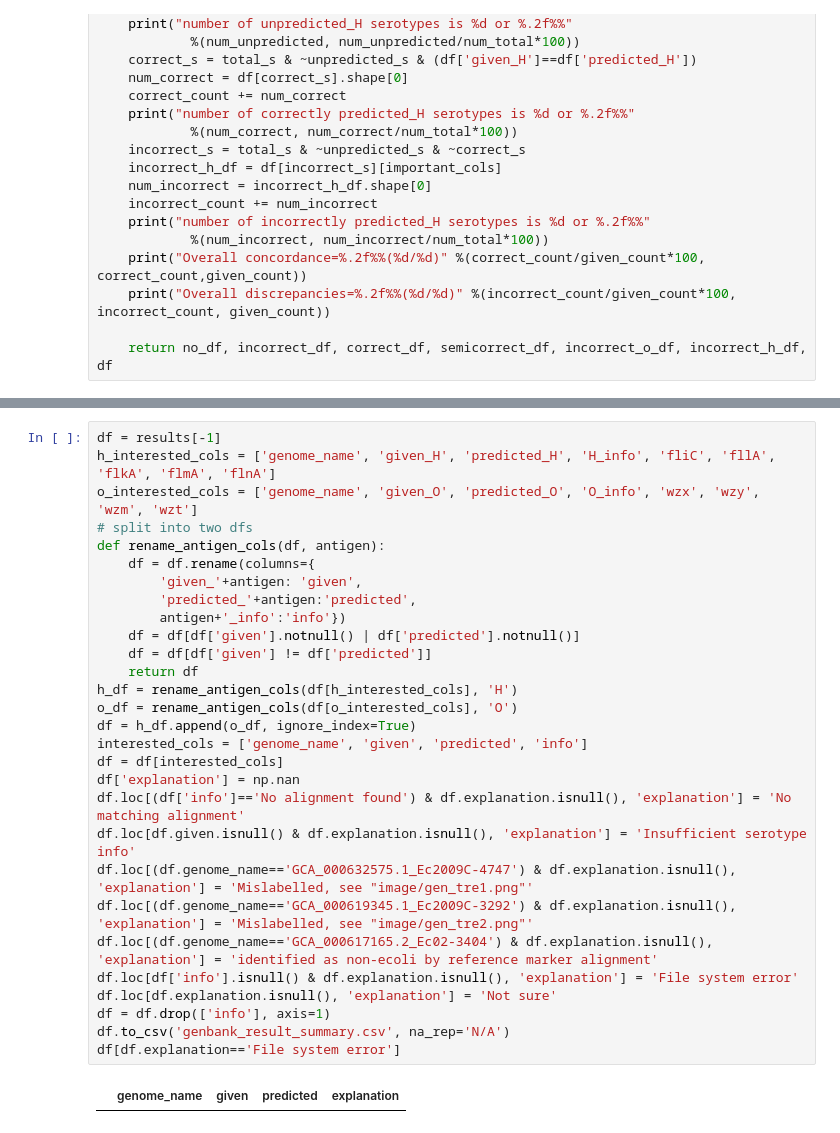
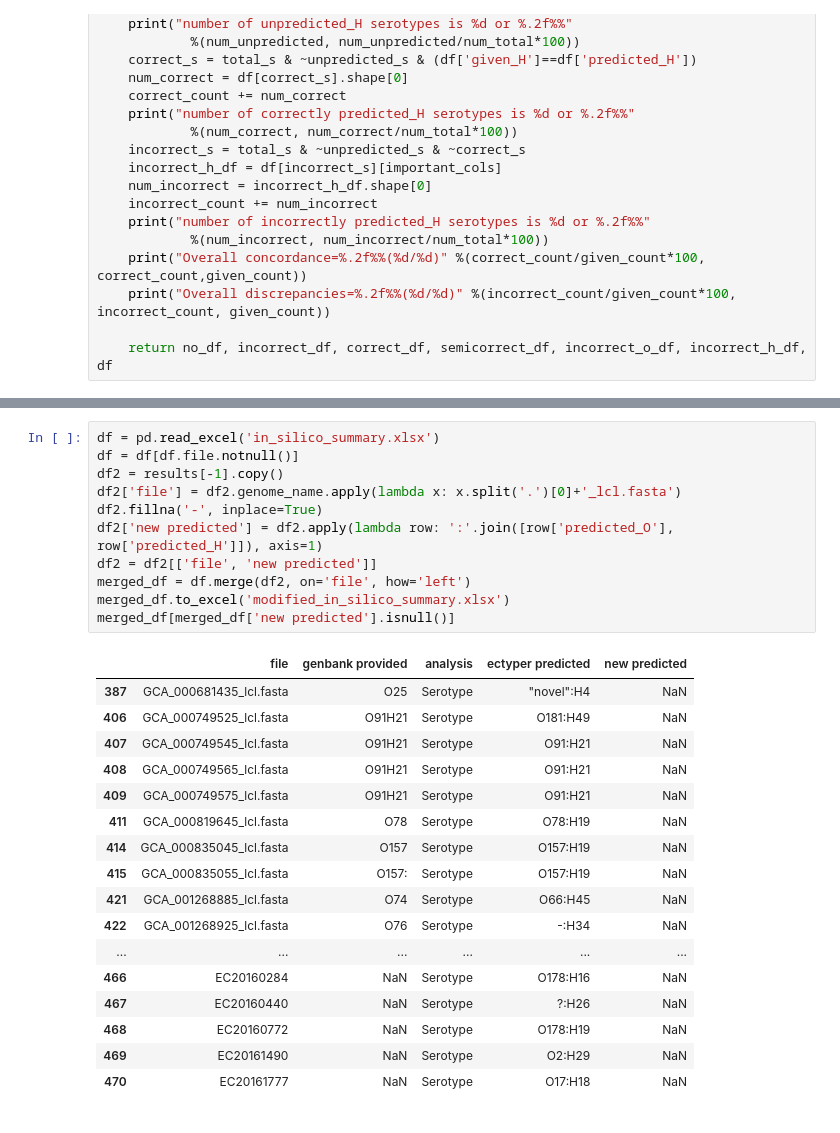
Before and after one commit to phac-nml/ecoli_serotyping, a Jupyter notebook: validation/Genbank Validation Analysis.ipynb, the cells around one changed output, grey strips where cells are left out. Saved outputs shown, nothing was run; the diff lists cells and outputs as text.

```diff
--- a/validation/Genbank Validation Analysis.ipynb
+++ b/validation/Genbank Validation Analysis.ipynb
@@ -199,31 +229,29 @@ Overall discrepancies=0.84%(7/836)
-# %%
-df = results[-1]
-h_interested_cols = ['genome_name', 'given_H', 'predicted_H', 'H_info', 'fliC', 'fllA', 'flkA', 'flmA', 'flnA']
-o_interested_cols = ['genome_name', 'given_O', 'predicted_O', 'O_info', 'wzx', 'wzy', 'wzm', 'wzt']
-# split into two dfs
-def rename_antigen_cols(df, antigen):
-    df = df.rename(columns={
-        'given_'+antigen: 'given',
-        'predicted_'+antigen:'predicted',
-        antigen+'_info':'info'})
-    df = df[df['given'].notnull() | df['predicted'].notnull()]
-    df = df[df['given'] != df['predicted']]
-    return df
-h_df = rename_antigen_cols(df[h_interested_cols], 'H')
-o_df = rename_antigen_cols(df[o_interested_cols], 'O')
-df = h_df.append(o_df, ignore_index=True)
-interested_cols = ['genome_name', 'given', 'predicted', 'info']
-df = df[interested_cols]
-df['explanation'] = np.nan
-df.loc[(df['info']=='No alignment found') & df.explanation.isnull(), 'explanation'] = 'No matching alignment'
-df.loc[df.given.isnull() & df.explanation.isnull(), 'explanation'] = 'Insufficient serotype info'
-df.loc[(df.genome_name=='GCA_000632575.1_Ec2009C-4747') & df.explanation.isnull(), 'explanation'] = 'Mislabelled, see "image/gen_tre1.png"'
-df.loc[(df.genome_name=='GCA_000619345.1_Ec2009C-3292') & df.explanation.isnull(), 'explanation'] = 'Mislabelled, see "image/gen_tre2.png"'
-df.loc[(df.genome_name=='GCA_000617165.2_Ec02-3404') & df.explanation.isnull(), 'explanation'] = 'identified as non-ecoli by reference marker alignment'
-df.loc[df['info'].isnull() & df.explanation.isnull(), 'explanation'] = 'File system error'
-df.loc[df.explanation.isnull(), 'explanation'] = 'Not sure'
-df = df.drop(['info'], axis=1)
-df.to_csv('genbank_result_summary.csv', na_rep='N/A')
-df[df.explanation=='File system error']
-# %% [output]
-|  | genome_name | given | predicted | explanation |
+# %%
+df = pd.read_excel('in_silico_summary.xlsx')
+df = df[df.file.notnull()]
+df2 = results[-1].copy()
+df2['file'] = df2.genome_name.apply(lambda x: x.split('.')[0]+'_lcl.fasta')
+df2.fillna('-', inplace=True)
+df2['new predicted'] = df2.apply(lambda row: ':'.join([row['predicted_O'], row['predicted_H']]), axis=1)
+df2 = df2[['file', 'new predicted']]
+merged_df = df.merge(df2, on='file', how='left')
+merged_df.to_excel('modified_in_silico_summary.xlsx')
+merged_df[merged_df['new predicted'].isnull()]
+# %% [output]
+|  | file | genbank provided | analysis | ectyper predicted | new predicted |
+| 387 | GCA_000681435_lcl.fasta | O25 | Serotype | "novel":H4 | NaN |
+| 406 | GCA_000749525_lcl.fasta | O91H21 | Serotype | O181:H49 | NaN |
+| 407 | GCA_000749545_lcl.fasta | O91H21 | Serotype | O91:H21 | NaN |
+| 408 | GCA_000749565_lcl.fasta | O91H21 | Serotype | O91:H21 | NaN |
+| 409 | GCA_000749575_lcl.fasta | O91H21 | Serotype | O91:H21 | NaN |
+| 411 | GCA_000819645_lcl.fasta | O78 | Serotype | O78:H19 | NaN |
+| 414 | GCA_000835045_lcl.fasta | O157 | Serotype | O157:H19 | NaN |
+| 415 | GCA_000835055_lcl.fasta | O157: | Serotype | O157:H19 | NaN |
+| 421 | GCA_001268885_lcl.fasta | O74 | Serotype | O66:H45 | NaN |
+| 422 | GCA_001268925_lcl.fasta | O76 | Serotype | -:H34 | NaN |
+| ... | ... | ... | ... | ... | ... |
+| 466 | EC20160284 | NaN | Serotype | O178:H16 | NaN |
+| 467 | EC20160440 | NaN | Serotype | ?:H26 | NaN |
+| 468 | EC20160772 | NaN | Serotype | O178:H19 | NaN |
+| 469 | EC20161490 | NaN | Serotype | O2:H29 | NaN |
+| 470 | EC20161777 | NaN | Serotype | O17:H18 | NaN |
```
Also changed, not shown: parts of 4 cells of this notebook, 5 other files.
